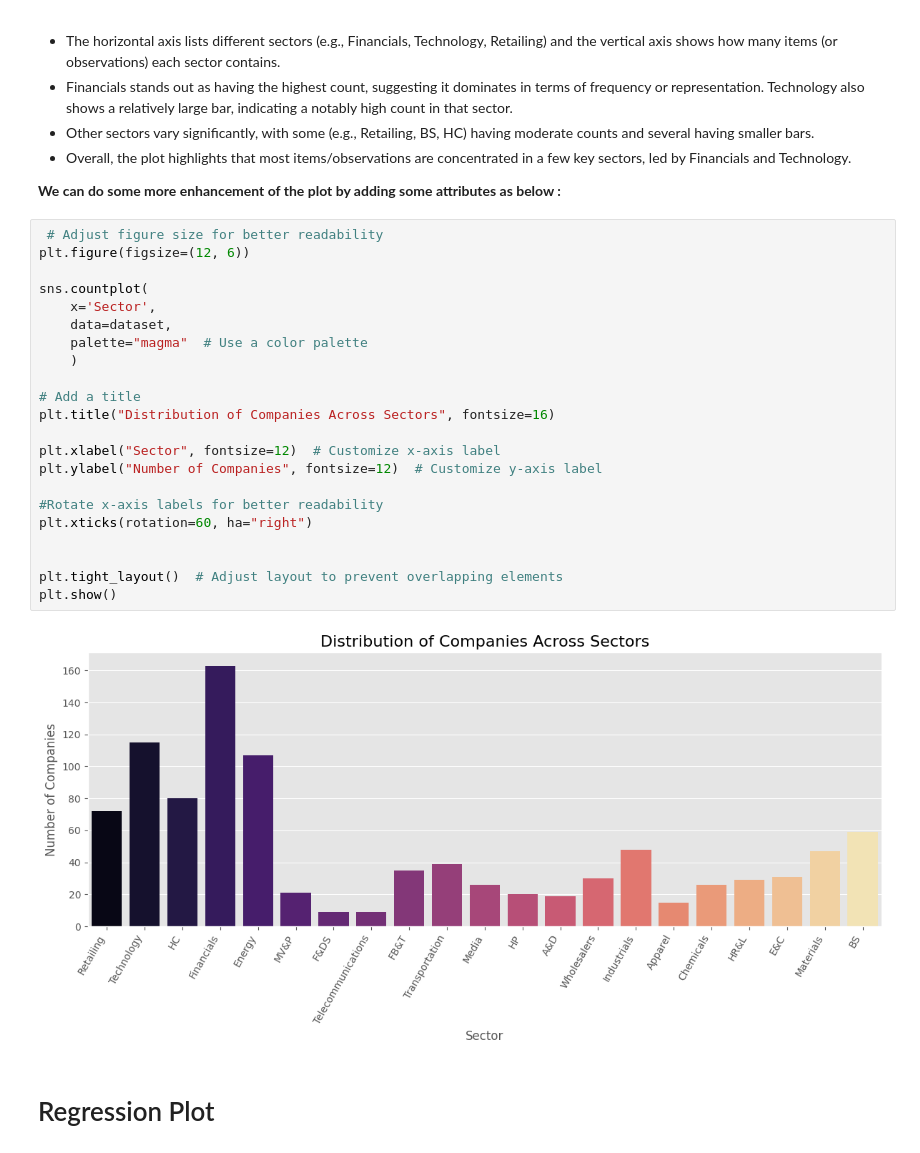
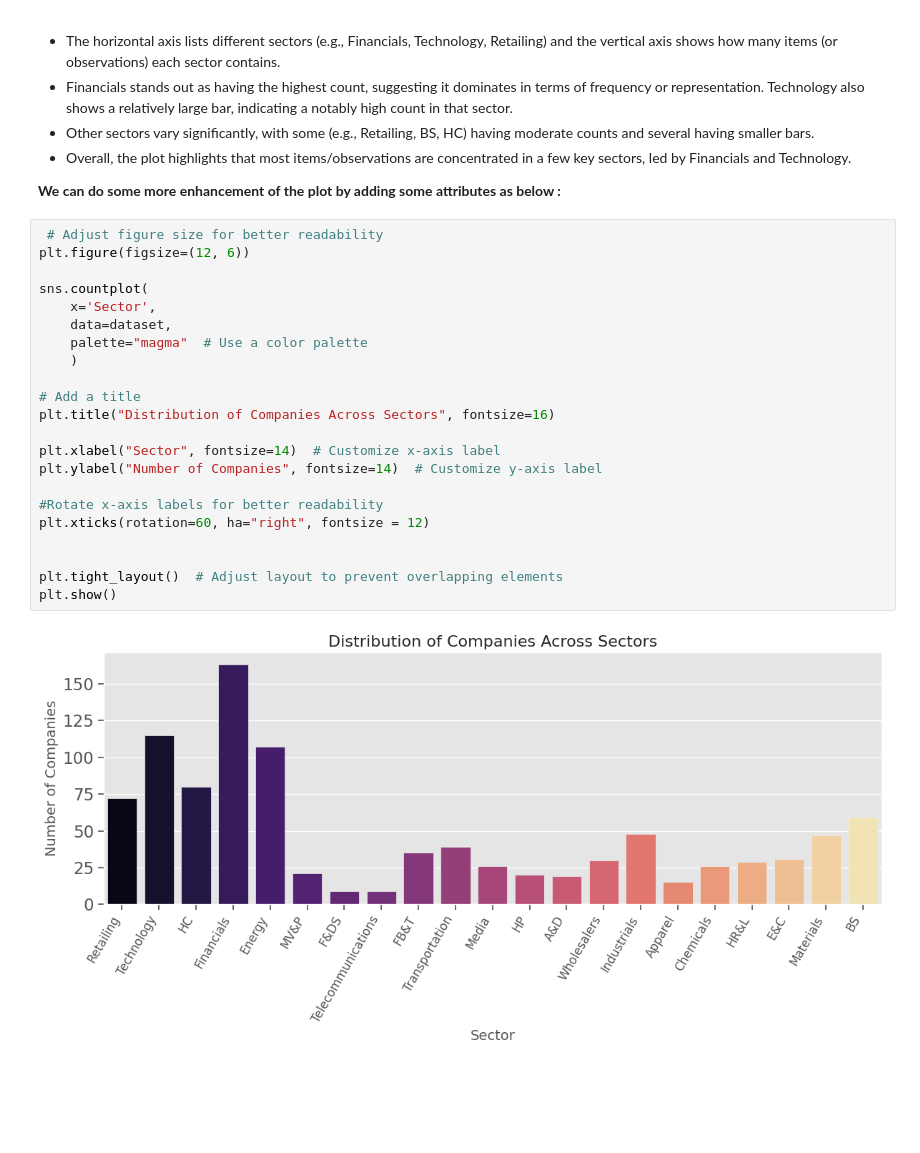
Before and after one commit to Arifuzzaman-Munaf/Data-Visualization-Python, a Jupyter notebook: count_and_regression_plot.ipynb, the cells around one changed output. Saved outputs shown, nothing was run; the diff lists cells and outputs as text; blank space fills up the shorter version.

```diff
--- a/count_and_regression_plot.ipynb
+++ b/count_and_regression_plot.ipynb
@@ -176,26 +206,24 @@ Technology also shows a relatively large bar, indicating a notably high count in
 # %%
  # Adjust figure size for better readability
 plt.figure(figsize=(12, 6))
 
 sns.countplot(
     x='Sector',
     data=dataset,
     palette="magma"  # Use a color palette
     )
 
 # Add a title
 plt.title("Distribution of Companies Across Sectors", fontsize=16)
 
-plt.xlabel("Sector", fontsize=12)  # Customize x-axis label
-plt.ylabel("Number of Companies", fontsize=12)  # Customize y-axis label
+plt.xlabel("Sector", fontsize=14)  # Customize x-axis label
+plt.ylabel("Number of Companies", fontsize=14)  # Customize y-axis label
 
 #Rotate x-axis labels for better readability
-plt.xticks(rotation=60, ha="right")
+plt.xticks(rotation=60, ha="right", fontsize = 12)
 
 
 plt.tight_layout()  # Adjust layout to prevent overlapping elements
 plt.show()
 # %% [output]
-[figure, old version]
+[figure, new version]
-# %% [markdown]
-# Regression Plot
```
Also changed, not shown: parts of 17 cells of this notebook.
